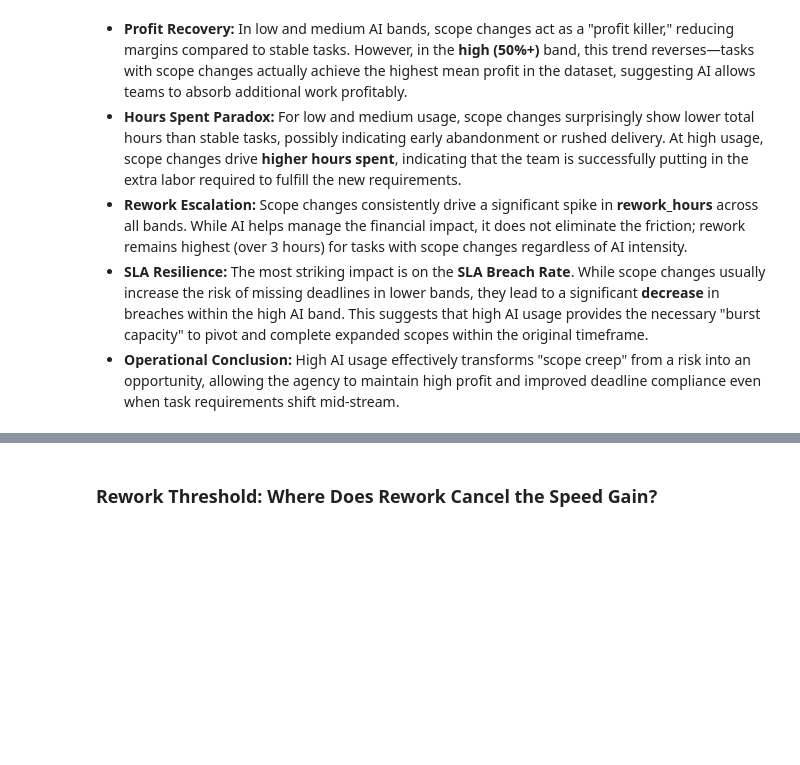
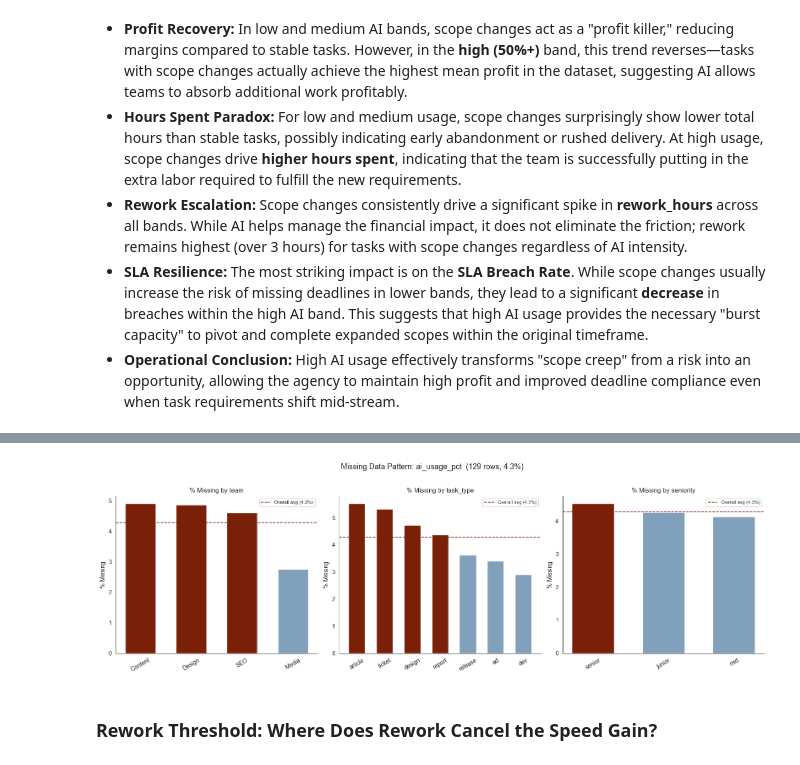
Before and after one commit to tabbba/Machine-Learning-810161, a Jupyter notebook: eda.ipynb, the cells around one changed output, grey strips where cells are left out. Saved outputs shown, nothing was run; the diff lists cells and outputs as text; code cells hidden in the pictures; blank space fills up the shorter version.

```diff
--- a/eda.ipynb
+++ b/eda.ipynb
@@ -853,3 +857,35 @@ plt.show()
+# %%
+missing_mask  = df['ai_usage_pct'].isna()
+total_missing = missing_mask.sum()
+overall_pct   = total_missing / len(df) * 100
+
+fig, axes = plt.subplots(1, 3, figsize=(16, 5))
+
+for ax, col in zip(axes, ['team', 'task_type', 'seniority']):
+    miss_rate = (
+        df.groupby(col)['ai_usage_pct']
+          .apply(lambda x: x.isna().mean() * 100)
+          .sort_values(ascending=False)
+    )
+    bar_colors = [C6 if v > overall_pct else C2 for v in miss_rate]
+    ax.bar(miss_rate.index, miss_rate.values, color=bar_colors, edgecolor='white', width=0.6)
+    ax.axhline(overall_pct, color=C6, linestyle='--', linewidth=1.2,
+               label='Overall avg ({:.1f}%)'.format(overall_pct))
+    ax.set_title('% Missing by {}'.format(col), fontsize=11)
+    ax.set_ylabel('% Missing')
+    ax.tick_params(axis='x', rotation=30)
+    ax.legend(fontsize=8)
+    finish_ax(ax)
+
+plt.suptitle(
+    'Missing Data Pattern: ai_usage_pct  ({} rows, {:.1f}%)'.format(total_missing, overall_pct),
+    fontsize=13, y=1.02
+)
+plt.tight_layout()
+plt.savefig('images/22_missing_ai_usage.png', dpi=150, bbox_inches='tight')
+plt.show()
+# %% [output]
+[figure, added]
 # %% [markdown]
 ### Rework Threshold: Where Does Rework Cancel the Speed Gain?
 # %%
```
Also changed, not shown: parts of 6 cells of this notebook, 5 other files.
